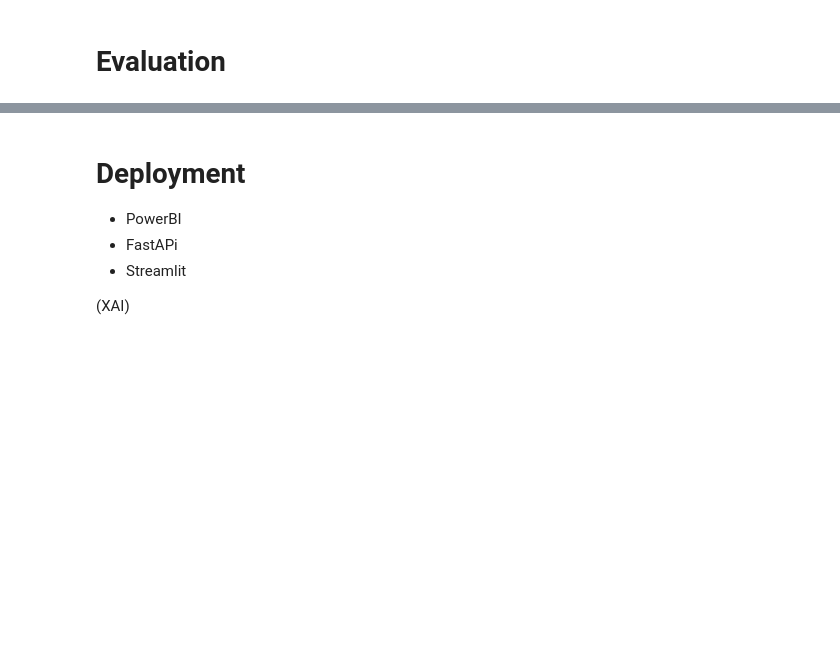
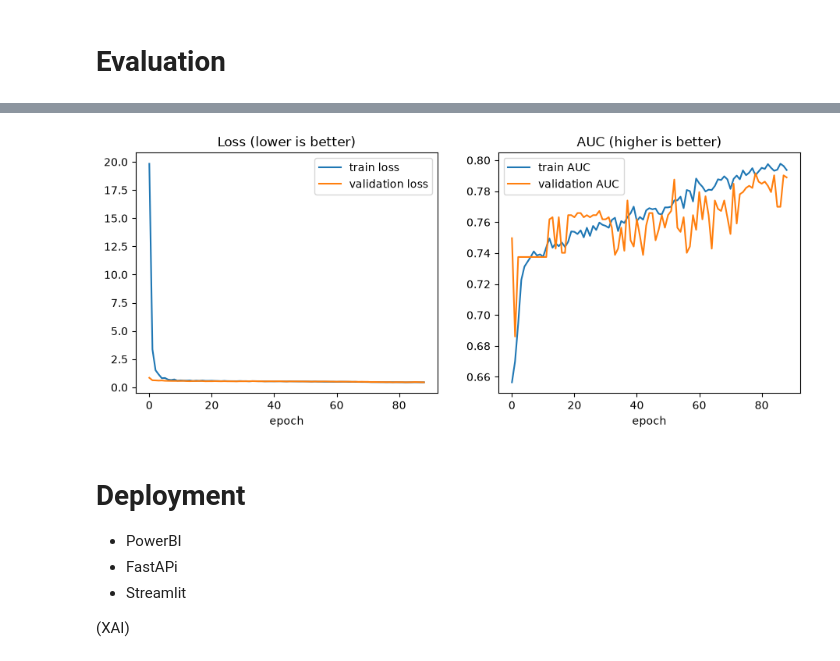
Before and after one commit to JosephRidge/DataToolDeployment101, a Jupyter notebook: notebook/app.ipynb, the cells around one changed output, grey strips where cells are left out. Drawn from its saved outputs; the diff is of its cells as text; code cells hidden in the pictures; blank space fills up the shorter version.

```diff
--- a/notebook/app.ipynb
+++ b/notebook/app.ipynb
@@ -378,2 +480,13 @@ df.groupby("Churn")[["tenure", "MonthlyCharges"]].mean().round(1)
 # %% [markdown]
 # **Evaluation**
+# %%
+# evaluation function ( accuracy, precision., recall, f1-score, roc_auc)
+def evaluationCalculator(y_test, proba, threshold = 0.5 ):
+    pred = (proba>threshold).astype(int)
+    return {
+        "accuracy": f"{accuracy_score(y_test, pred):.2f}",
+        "precision":f"{precision_score(y_test, pred):.2f}",
+        "recall":f"{recall_score(y_test, pred):.2f}",
+        "f1-score":f"{f1_score(y_test, pred):.2f}",
+        "roc_auc-score":f"{roc_auc_score(y_test, pred):.2f}"
+    }
@@ -379,0 +636,21 @@ df.groupby("Churn")[["tenure", "MonthlyCharges"]].mean().round(1)
+# %%
+
+#  compilation
+dnn_model.compile(
+    optimizer="adam",
+    loss="binary_crossentropy",
+    metrics=["accuracy", tf.keras.metrics.AUC(name="roc_auc")]
+)
+# %%
+#e arly stopping
+early_stop = tf.keras.callbacks.EarlyStopping( monitor="val_loss", patience=10, restore_best_weights=True)
+
+#  run predictions
+history = dnn_model.fit(
+    X_train, y_train,
+    validation_split=0.15,
+    epochs=200,
+    batch_size=32,
+    callbacks=[early_stop],
+    verbose=1
+)
@@ -380,3 +715,17 @@ df.groupby("Churn")[["tenure", "MonthlyCharges"]].mean().round(1)
+# %%
+fig, ax = plt.subplots(1, 2, figsize=(11, 4))
+
+ax[0].plot(history.history["loss"], label="train loss")
+ax[0].plot(history.history["val_loss"], label="validation loss")
+ax[0].set_title("Loss (lower is better)"); ax[0].set_xlabel("epoch"); ax[0].legend()
+
+ax[1].plot(history.history["accuracy"], label="train AUC")
+ax[1].plot(history.history["val_accuracy"], label="validation AUC")
+ax[1].set_title("AUC (higher is better)"); ax[1].set_xlabel("epoch"); ax[1].legend()
+
+plt.show()
+# %% [output]
+[figure, added]
 # %% [markdown]
 # **Deployment**
 
```
Also changed, not shown: parts of 23 cells of this notebook, 5 other files.
